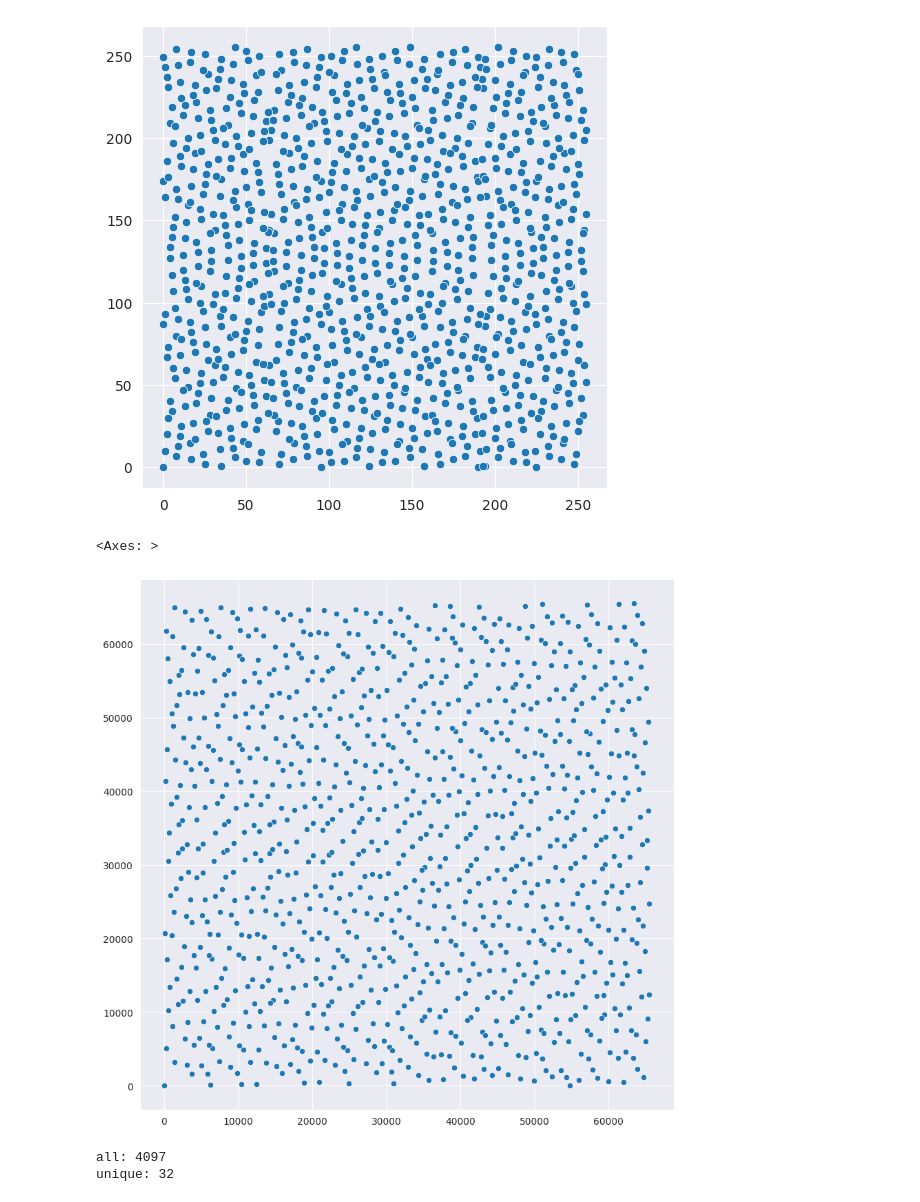
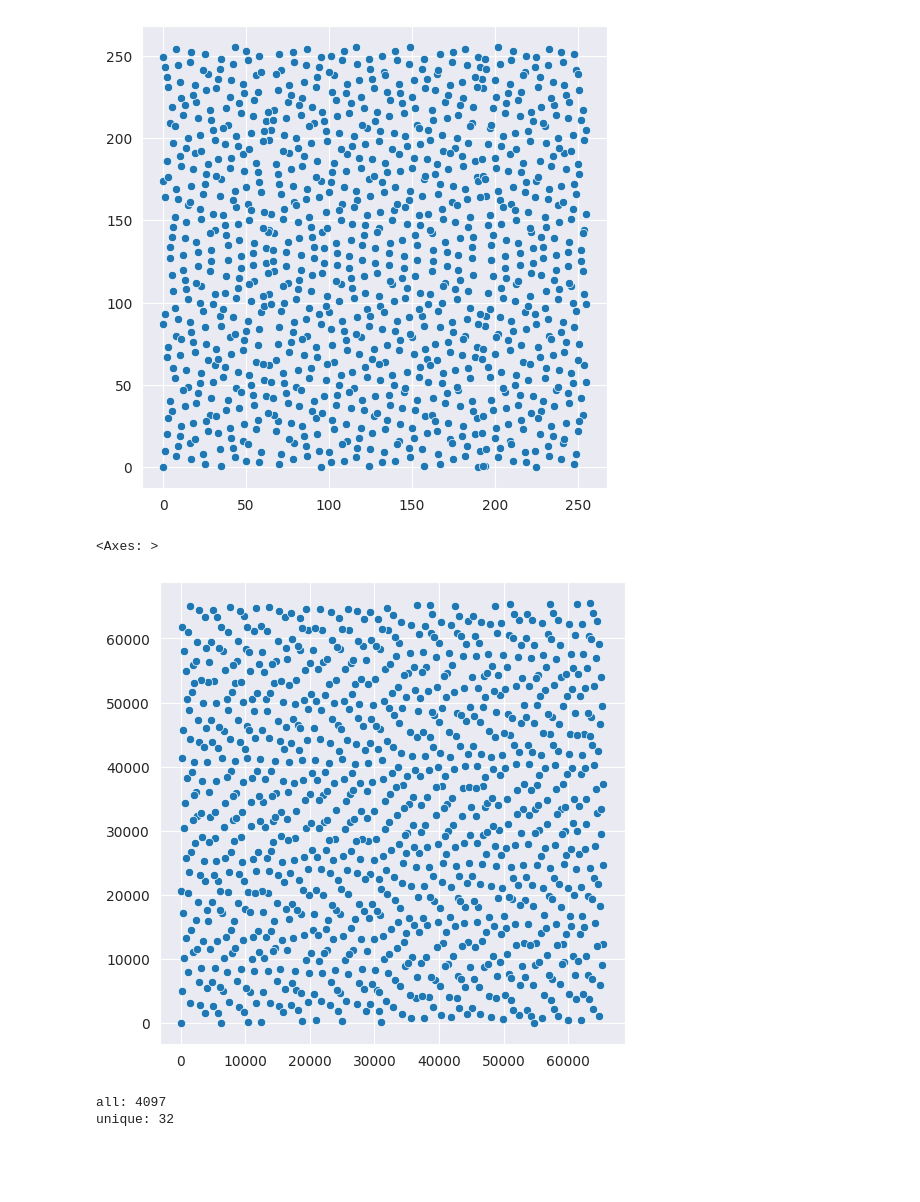
Before and after one commit to Gaettaca/cryptographic-algorithms, a Jupyter notebook: attack-on-lfsr/generators.ipynb, the cells around one changed output. Drawn from its saved outputs; the diff is of its cells as text; code cells hidden in the pictures; blank space fills up the shorter version.

```diff
--- a/attack-on-lfsr/generators.ipynb
+++ b/attack-on-lfsr/generators.ipynb
@@ -162,17 +160,17 @@ sns.scatterplot(x=x, y=y)
 # %%
 nums = [int(gamma[i: i + 16], 2) for i in list(range(len(gamma))[::16])]
 x = [0] * len(nums)
 y = [0] * len(nums)
 
 for i in range(len(nums) - 1):
     x[i] = nums[i]
     y[i] = nums[i + 1]
 
-plt.figure(figsize=(10, 10))
+plt.figure(figsize=(6, 6))
 sns.scatterplot(x=x, y=y)
 # %% [output]
 <Axes: >
-[figure, old version]
+[figure, new version]
 # %%
 state = [117, 95, 116, 143, 179]
 tap = [4, 2, 1, 0]
```
Also changed, not shown: parts of 1 cell of this notebook.
